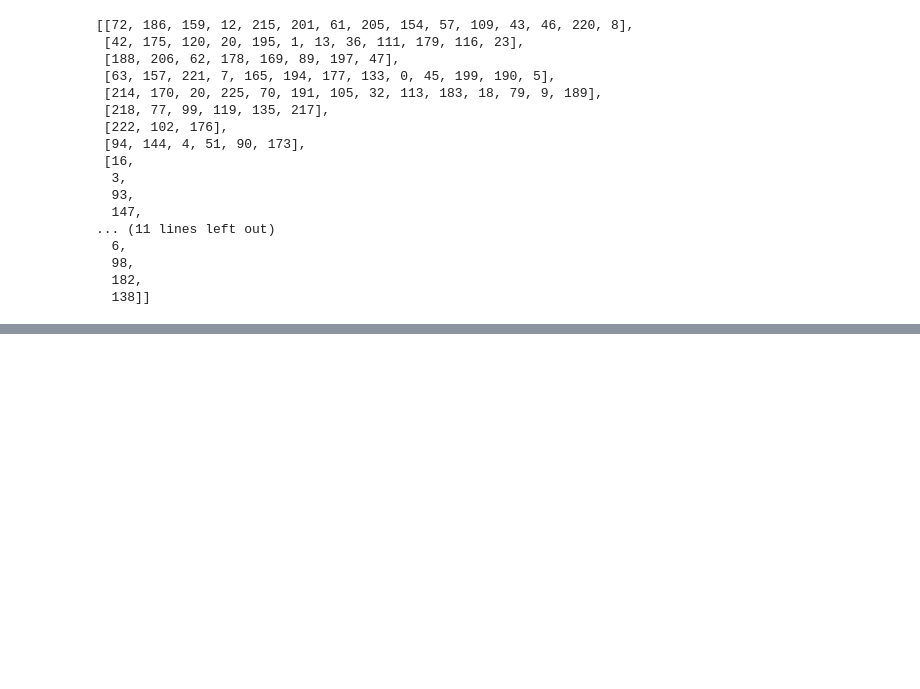
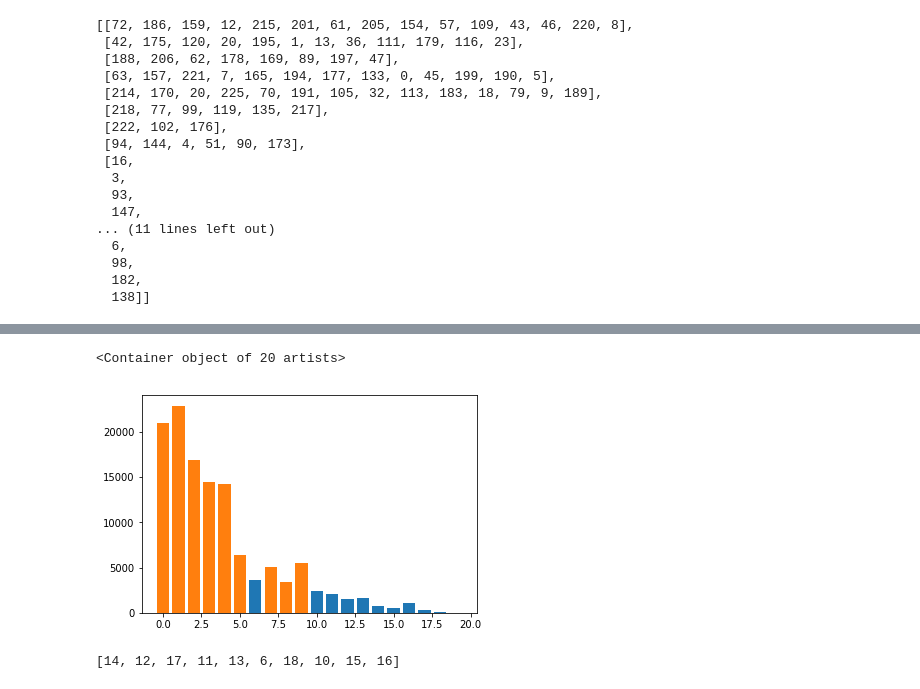
Before and after one commit to rykachevskiy/CRISPR, a Jupyter notebook: Hierarcical/hierarcical-pipeline-Copy2.ipynb, the cells around one changed output, grey strips where cells are left out. Saved outputs shown, nothing was run; the diff lists cells and outputs as text; code cells hidden in the pictures; blank space fills up the shorter version.

```diff
--- a/Hierarcical/hierarcical-pipeline-Copy2.ipynb
+++ b/Hierarcical/hierarcical-pipeline-Copy2.ipynb
@@ -313,0 +506,10 @@ cl2
+# %%
+plt.bar(np.arange(20), mean_weights[:20] * m1)
+plt.bar(np.arange(20), mean_weights[:20] * m2)
+# %% [output]
+<Container object of 20 artists>
+[figure, added]
+# %%
+mask1
+# %% [output]
+[14, 12, 17, 11, 13, 6, 18, 10, 15, 16]
```
Also changed, not shown: parts of 46 cells of this notebook, 2 other files.
